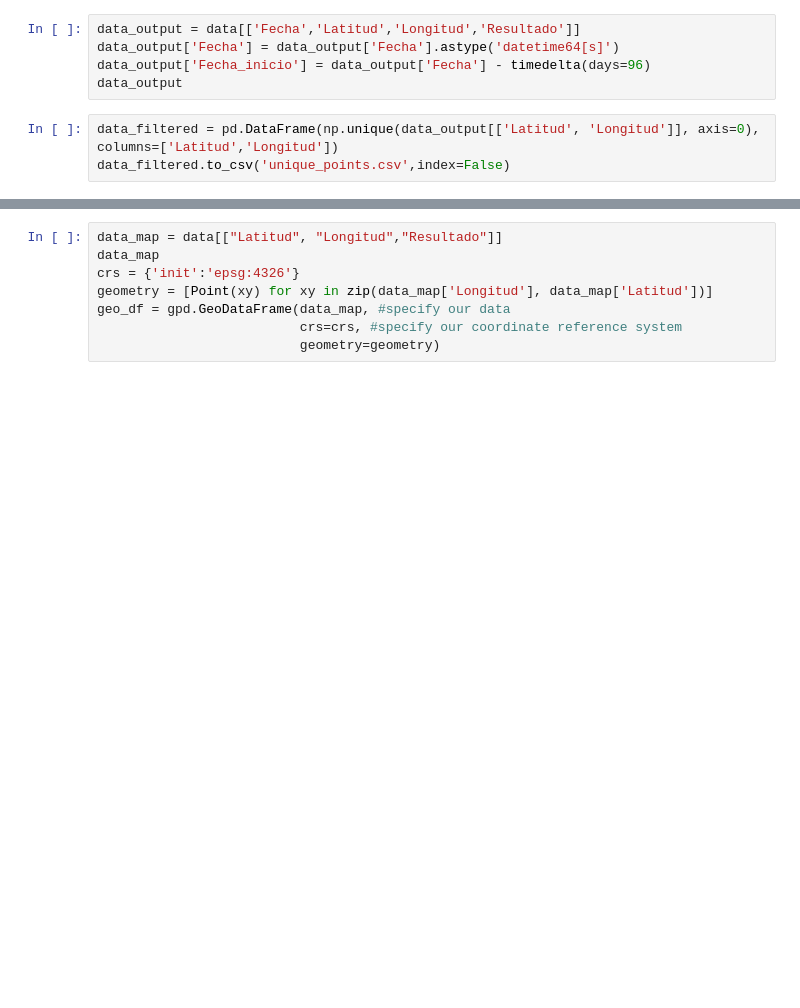
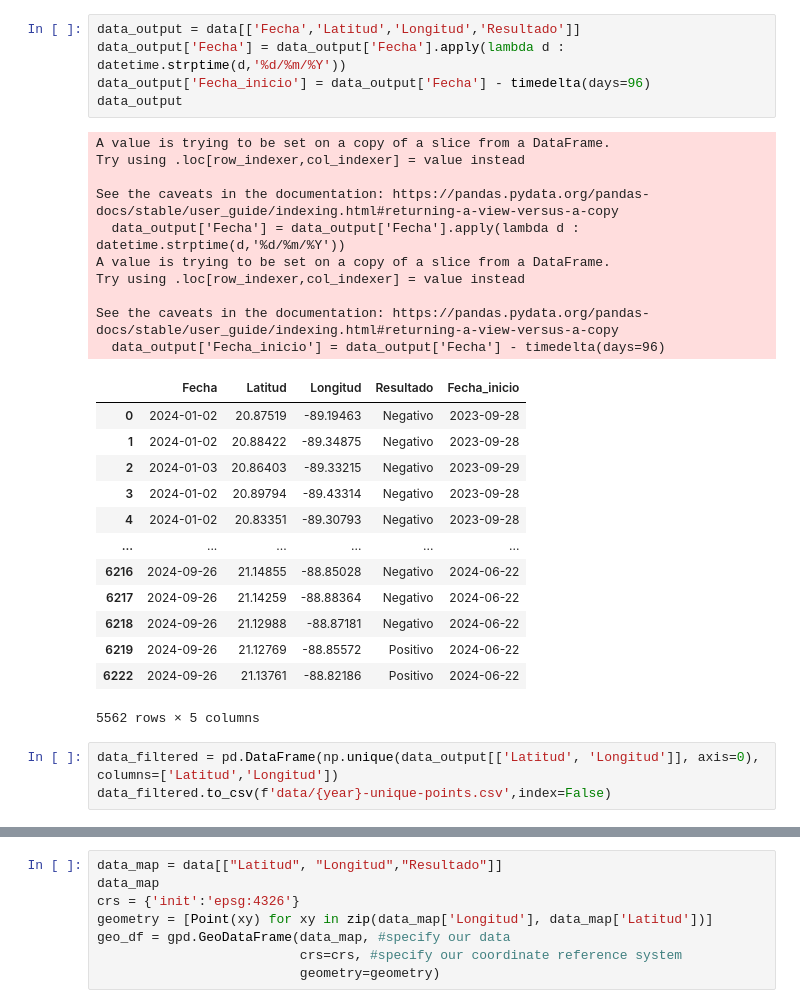
Before and after one commit to apr159/locust, a Jupyter notebook: 0-analisis-datos-b.ipynb, the cells around one changed output, grey strips where cells are left out. Drawn from its saved outputs; the diff is of its cells as text; blank space fills up the shorter version.

```diff
--- a/0-analisis-datos-b.ipynb
+++ b/0-analisis-datos-b.ipynb
@@ -50,11 +49,35 @@ Error:
 # %%
 data_output = data[['Fecha','Latitud','Longitud','Resultado']]
-data_output['Fecha'] = data_output['Fecha'].astype('datetime64[s]')
+data_output['Fecha'] = data_output['Fecha'].apply(lambda d : datetime.strptime(d,'%d/%m/%Y'))
 data_output['Fecha_inicio'] = data_output['Fecha'] - timedelta(days=96)
 data_output
+# %% [output]
+A value is trying to be set on a copy of a slice from a DataFrame.
+Try using .loc[row_indexer,col_indexer] = value instead
+
+See the caveats in the documentation: https://pandas.pydata.org/pandas-docs/stable/user_guide/indexing.html#returning-a-view-versus-a-copy
+  data_output['Fecha'] = data_output['Fecha'].apply(lambda d : datetime.strptime(d,'%d/%m/%Y'))
+A value is trying to be set on a copy of a slice from a DataFrame.
+Try using .loc[row_indexer,col_indexer] = value instead
+
+See the caveats in the documentation: https://pandas.pydata.org/pandas-docs/stable/user_guide/indexing.html#returning-a-view-versus-a-copy
+  data_output['Fecha_inicio'] = data_output['Fecha'] - timedelta(days=96)
+|  | Fecha | Latitud | Longitud | Resultado | Fecha_inicio |
+| 0 | 2024-01-02 | 20.87519 | -89.19463 | Negativo | 2023-09-28 |
+| 1 | 2024-01-02 | 20.88422 | -89.34875 | Negativo | 2023-09-28 |
+| 2 | 2024-01-03 | 20.86403 | -89.33215 | Negativo | 2023-09-29 |
+| 3 | 2024-01-02 | 20.89794 | -89.43314 | Negativo | 2023-09-28 |
+| 4 | 2024-01-02 | 20.83351 | -89.30793 | Negativo | 2023-09-28 |
+| ... | ... | ... | ... | ... | ... |
+| 6216 | 2024-09-26 | 21.14855 | -88.85028 | Negativo | 2024-06-22 |
+| 6217 | 2024-09-26 | 21.14259 | -88.88364 | Negativo | 2024-06-22 |
+| 6218 | 2024-09-26 | 21.12988 | -88.87181 | Negativo | 2024-06-22 |
+| 6219 | 2024-09-26 | 21.12769 | -88.85572 | Positivo | 2024-06-22 |
+| 6222 | 2024-09-26 | 21.13761 | -88.82186 | Positivo | 2024-06-22 |
+5562 rows × 5 columns
 # %%
 data_filtered = pd.DataFrame(np.unique(data_output[['Latitud', 'Longitud']], axis=0), columns=['Latitud','Longitud'])
-data_filtered.to_csv('unique_points.csv',index=False)
+data_filtered.to_csv(f'data/{year}-unique-points.csv',index=False)
 # %%
 #data_output.groupby(data_output["Fecha"].dt.month)['Fecha'].count().plot(kind="bar", xlabel="Mes")
 data_output['Positivo'] = np.where(data_output['Resultado']=='Positivo',1,0)
```
Also changed, not shown: parts of 13 cells of this notebook, 12 other files.
